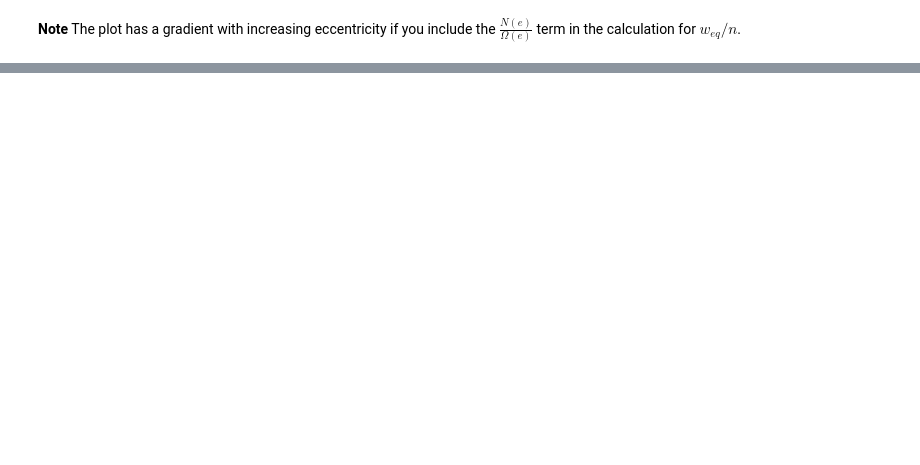
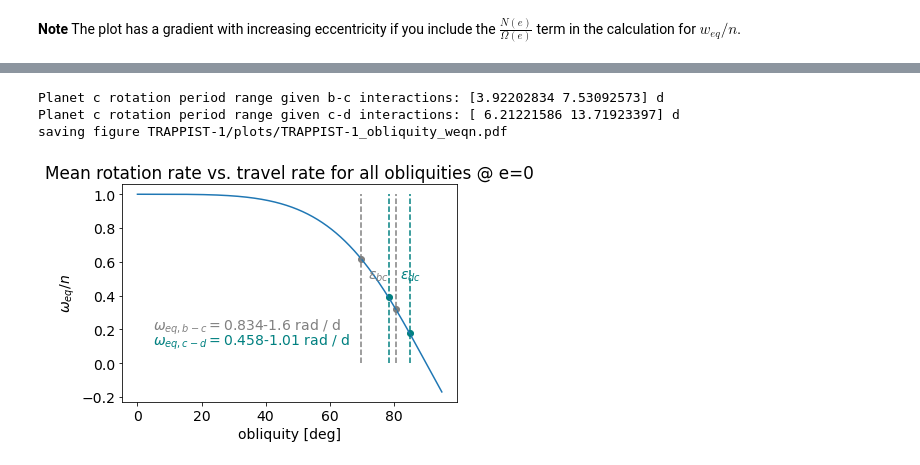
Before and after one commit to namagu/rossiter-mclaughlin-coaddventure, a Jupyter notebook: days_and_years.ipynb, the cells around one changed output, grey strips where cells are left out. Drawn from its saved outputs; the diff is of its cells as text; code cells hidden in the pictures; blank space fills up the shorter version.

Commit message:
added obliquity, a/g calculation

```diff
--- a/days_and_years.ipynb
+++ b/days_and_years.ipynb
@@ -152,0 +333,56 @@ array([['Kepler-9 b/c     2:1 0.0126 0.083 0.001  0.001  0.083  0.001  0.001  0.
+# %%
+# Trappist-1 values
+pl_c_obl = [69.7, 80.5, 78.3, 85.0] # min, max b-c; min-max c-d obliquity
+pl_c_ag = [4.66, 19., 12.7, 66.6] # min, max b-c; min-max c-d  alpha/g
+pl_c_n = 2*np.pi / (2.42 * u.d)
+# %%
+plt.rc('font', size=14)
+plt.xlabel("obliquity [deg]")
+plt.ylabel(r"$\omega_{eq}/n$")
+plt.title("Mean rotation rate vs. travel rate for all obliquities @ e=0")
+
+obl = np.arange(0,95,0.1) * np.pi/180
+weq_n = (2 * np.cos(obl)) / (1 + np.cos(obl)**2)
+
+# mask for allowed obliquities for each planet-planet interaction
+bc_obl_mask = (obl > pl_c_obl[0]*(np.pi/180) )& (obl < pl_c_obl[1]*(np.pi/180)) # deg
+cd_obl_mask = (obl > pl_c_obl[2]*(np.pi/180) )& (obl < pl_c_obl[3]*(np.pi/180)) # deg
+
+# b-on-c
+weq_n_bc = [weq_n[bc_obl_mask].min(), weq_n[bc_obl_mask].max()]
+weq_bc = (weq_n_bc * u.rad) * pl_c_n
+print(f"Planet c rotation period range given b-c interactions: {np.sort(np.pi*2*u.rad/weq_bc)}")
+plt.scatter(obl[bc_obl_mask].min()*(180/np.pi), weq_n[bc_obl_mask].max(),c='grey')
+plt.scatter(obl[bc_obl_mask].max()*(180/np.pi), weq_n[bc_obl_mask].min(),c='grey')
+plt.text(5,0.2, r"$\omega_{eq, b-c} = $"+f"{weq_bc[0].value:.3}-{weq_bc[1]:.3}", c='grey')
+
+# d-on-c
+weq_n_cd = [weq_n[cd_obl_mask].min(), weq_n[cd_obl_mask].max()]  # range of weq/n
+weq_cd = (weq_n_cd * u.rad) * pl_c_n
+print(f"Planet c rotation period range given c-d interactions: {np.sort(np.pi*2*u.rad/weq_cd)}")
+plt.scatter(obl[cd_obl_mask].min()*(180/np.pi), weq_n[cd_obl_mask].max(),c='teal')
+plt.scatter(obl[cd_obl_mask].max()*(180/np.pi), weq_n[cd_obl_mask].min(),c='teal')
+plt.text(5,0.11, r"$\omega_{eq, c-d} = $"+f"{weq_cd[0].value:.3}-{weq_cd[1]:.3}", c='teal')
+
+# plot obliquity-weq/n curve
+plt.plot(obl*180/np.pi, weq_n)
+
+plt.vlines(pl_c_obl[0:2], 0,1, linestyles='--', colors='grey')
+plt.text(72, 0.5, r"$\epsilon_{bc}$", c='grey')
+plt.vlines(pl_c_obl[2:], 0,1, linestyles='--', colors='teal')
+plt.text(82, 0.5, r"$\epsilon_{dc}$", c='teal');
+
+saveplot=True
+if saveplot:
+    folder = f"TRAPPIST-1"
+    if not os.path.exists(folder):
+        print(f"making {folder}")
+        os.makedirs(f"{folder}/plots")
+    filename=f"{folder}/plots/{folder}_obliquity_weqn.pdf"
+    plt.savefig(filename, bbox_inches='tight',transparent=True)
+    print(f"saving figure {filename}")
+# %% [output]
+Planet c rotation period range given b-c interactions: [3.92202834 7.53092573] d
+Planet c rotation period range given c-d interactions: [ 6.21221586 13.71923397] d
+saving figure TRAPPIST-1/plots/TRAPPIST-1_obliquity_weqn.pdf
+[figure, added]
```
Also changed, not shown: parts of 25 cells of this notebook.
